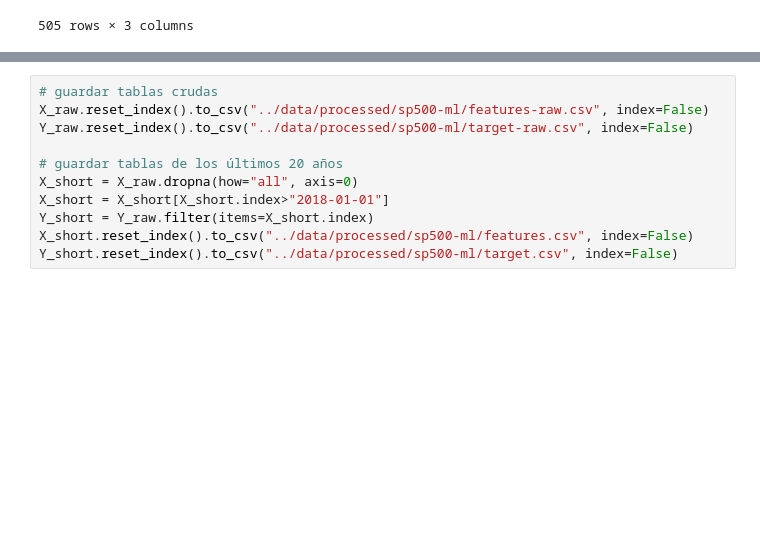
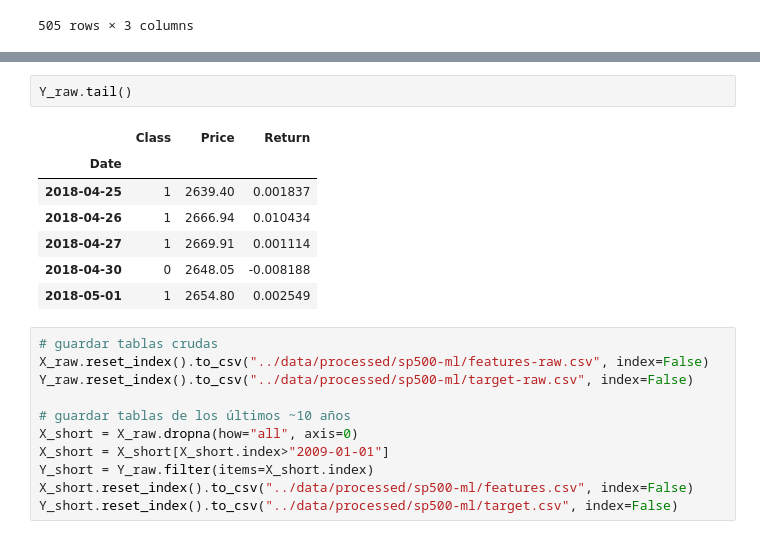
Before and after one commit to CBTrading/Experiments, a Jupyter notebook: features/build-sp500-features.ipynb, the cells around one changed output, grey strips where cells are left out. Drawn from its saved outputs; the diff is of its cells as text; blank space fills up the shorter version.

```diff
--- a/features/build-sp500-features.ipynb
+++ b/features/build-sp500-features.ipynb
@@ -162,11 +205,21 @@ Y_raw = pd.DataFrame(
+# %%
+Y_raw.tail()
+# %% [output]
+|  | Class | Price | Return |
+| Date |  |  |  |
+| 2018-04-25 | 1 | 2639.40 | 0.001837 |
+| 2018-04-26 | 1 | 2666.94 | 0.010434 |
+| 2018-04-27 | 1 | 2669.91 | 0.001114 |
+| 2018-04-30 | 0 | 2648.05 | -0.008188 |
+| 2018-05-01 | 1 | 2654.80 | 0.002549 |
 # %%
 # guardar tablas crudas
 X_raw.reset_index().to_csv("../data/processed/sp500-ml/features-raw.csv", index=False)
 Y_raw.reset_index().to_csv("../data/processed/sp500-ml/target-raw.csv", index=False)
 
-# guardar tablas de los últimos 20 años
+# guardar tablas de los últimos ~10 años
 X_short = X_raw.dropna(how="all", axis=0)
-X_short = X_short[X_short.index>"2018-01-01"]
+X_short = X_short[X_short.index>"2009-01-01"]
 Y_short = Y_raw.filter(items=X_short.index)
 X_short.reset_index().to_csv("../data/processed/sp500-ml/features.csv", index=False)
 Y_short.reset_index().to_csv("../data/processed/sp500-ml/target.csv", index=False)
```
Also changed, not shown: parts of 5 cells of this notebook.
